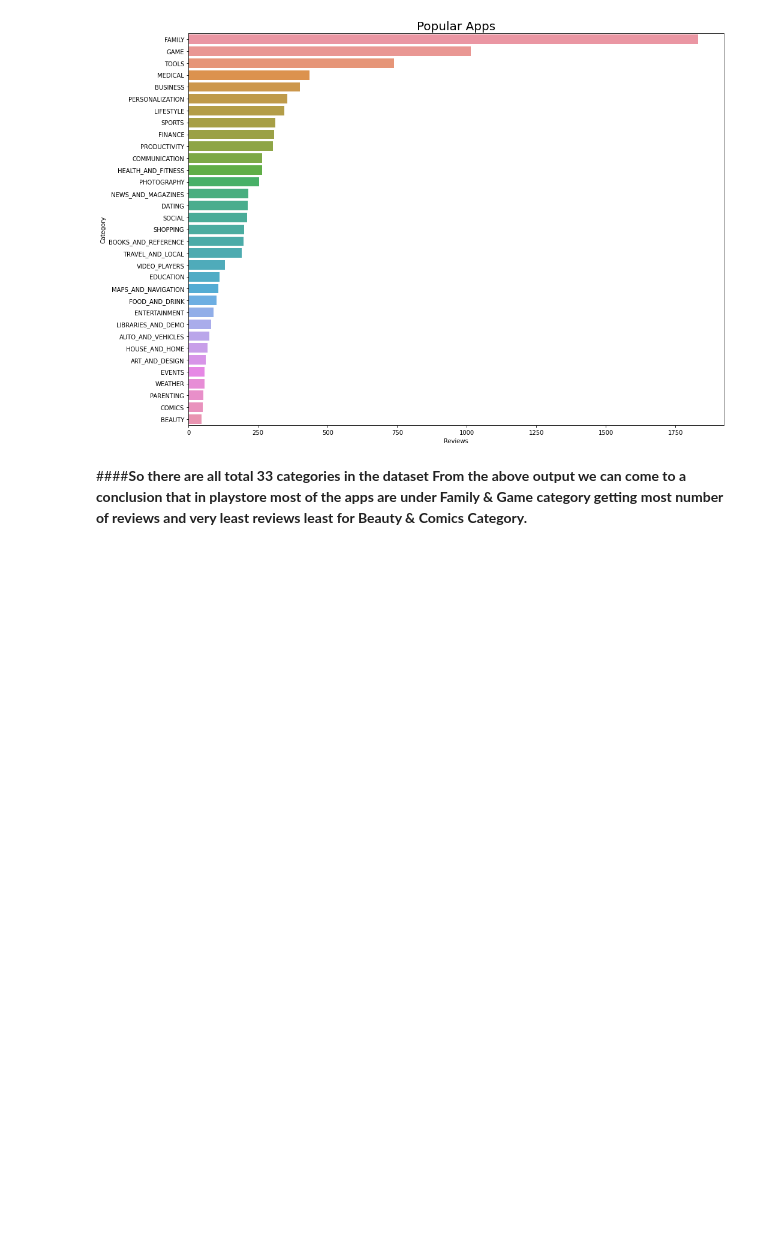
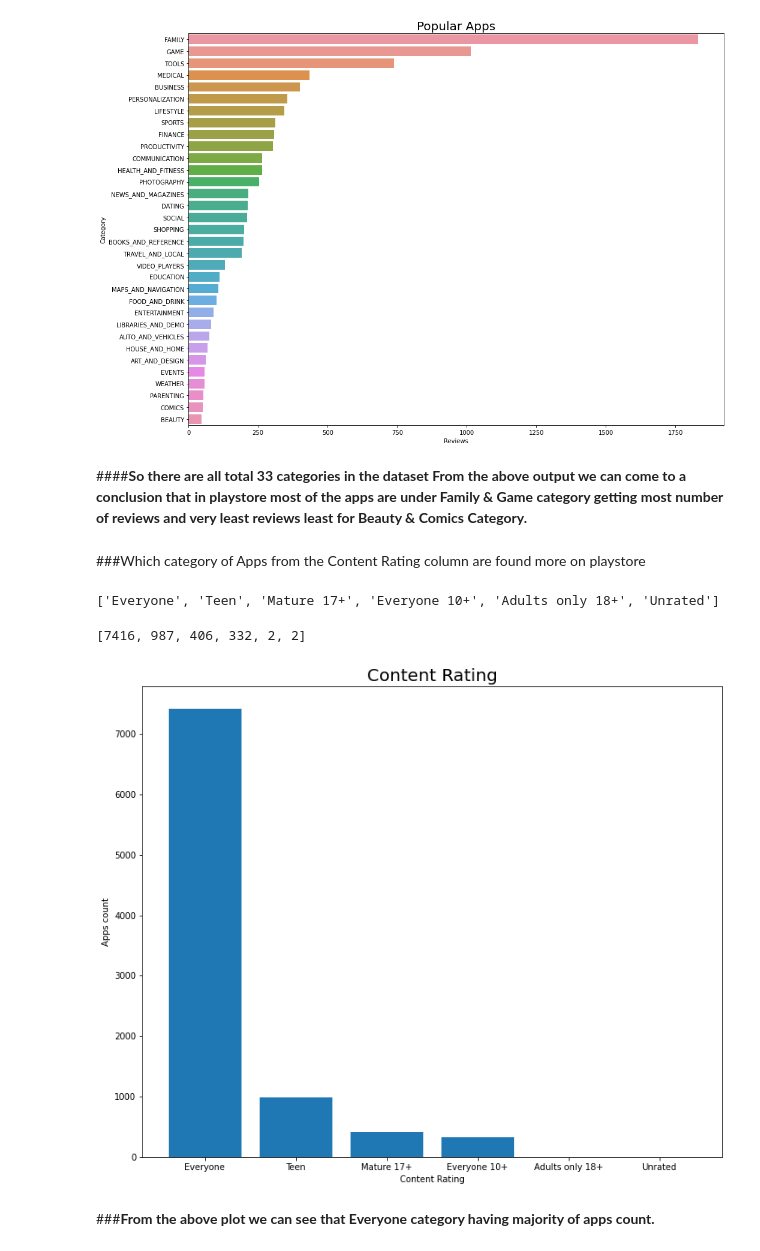
Before and after one commit to lawish/EDA_Team_notebook, a Jupyter notebook: EDA_Team_notebook_Capstone_Project.ipynb, the cells around one changed output. Drawn from its saved outputs; the diff is of its cells as text; code cells hidden in the pictures; blank space fills up the shorter version.

```diff
--- a/EDA_Team_notebook_Capstone_Project.ipynb
+++ b/EDA_Team_notebook_Capstone_Project.ipynb
@@ -344,3 +344,33 @@ plt.show();
 [figure]
 # %% [markdown]
 ####**So there are all total 33 categories in the dataset From the above output we can come to a conclusion that in playstore most of the apps are under Family & Game category getting most number of reviews and very least reviews least for Beauty & Comics Category.**
+# %% [markdown]
+###Which category of Apps from the Content Rating column are found more on playstore
+# %%
+Category = playstore_df_new['Content Rating'].value_counts().index
+Values = playstore_df_new['Content Rating'].value_counts()
+
+Category_list = []
+Values_list = []
+for i in range(len(Category)):
+    Category_list.append(Category[i])
+    Values_list.append(Values[i])
+# %%
+print(Category_list)
+# %% [output]
+['Everyone', 'Teen', 'Mature 17+', 'Everyone 10+', 'Adults only 18+', 'Unrated']
+# %%
+print(Values_list)
+# %% [output]
+[7416, 987, 406, 332, 2, 2]
+# %%
+# Plotting the bar graph to visualize Content Rating.
+plt.figure(figsize=(12,10))
+plt.bar(Category_list,Values_list,width=0.8, alpha= 1);
+plt.title('Content Rating',size = 20);
+plt.ylabel('Apps count');
+plt.xlabel('Content Rating');
+# %% [output]
+[figure, added]
+# %% [markdown]
+###**From the above plot we can see that Everyone category having majority of apps count.**
```
Also changed, not shown: parts of 7 cells of this notebook.
